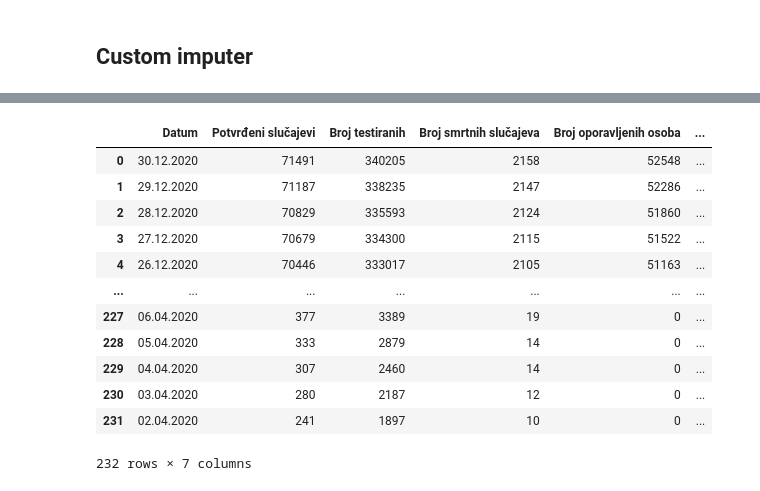
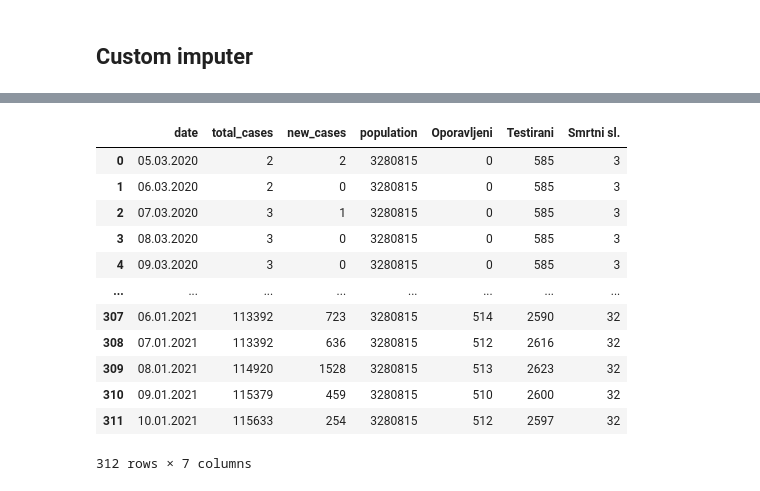
Before and after one commit to WorldWideWest/COVID-19, a Jupyter notebook: notebooks/COVID.ipynb, the cells around one changed output, grey strips where cells are left out. Cells and saved outputs as stored; diff of their text form; code cells hidden in the pictures.

```diff
--- a/notebooks/COVID.ipynb
+++ b/notebooks/COVID.ipynb
@@ -381,18 +309,17 @@ px.line(testingData, x = "date", y = "new_cases", labels = {'x': "Date", 'y': "N
 # %%
-fbihdata = pd.read_excel(os.path.join("../dataSet/rawData", "fbih.xlsx"), engine = "openpyxl")
+data = pd.read_excel(os.path.join("../dataSet/cleanData", "cleanData.xlsx"), engine = "openpyxl")
+data
+# %% [output]
+|  | date | total_cases | new_cases | population | Oporavljeni | Testirani | Smrtni sl. |
+| 0 | 05.03.2020 | 2 | 2 | 3280815 | 0 | 585 | 3 |
+| 1 | 06.03.2020 | 2 | 0 | 3280815 | 0 | 585 | 3 |
+| 2 | 07.03.2020 | 3 | 1 | 3280815 | 0 | 585 | 3 |
+| 3 | 08.03.2020 | 3 | 0 | 3280815 | 0 | 585 | 3 |
+| 4 | 09.03.2020 | 3 | 0 | 3280815 | 0 | 585 | 3 |
+| ... | ... | ... | ... | ... | ... | ... | ... |
+| 307 | 06.01.2021 | 113392 | 723 | 3280815 | 514 | 2590 | 32 |
+| 308 | 07.01.2021 | 113392 | 636 | 3280815 | 512 | 2616 | 32 |
+| 309 | 08.01.2021 | 114920 | 1528 | 3280815 | 513 | 2623 | 32 |
+| 310 | 09.01.2021 | 115379 | 459 | 3280815 | 510 | 2600 | 32 |
+| 311 | 10.01.2021 | 115633 | 254 | 3280815 | 512 | 2597 | 32 |
+312 rows × 7 columns
-# %%
-fbihdata
-# %% [output]
-|  | Datum | Potvrđeni slučajevi | Broj testiranih | Broj smrtnih slučajeva | Broj oporavljenih osoba | ... |
-| 0 | 30.12.2020 | 71491 | 340205 | 2158 | 52548 | ... |
-| 1 | 29.12.2020 | 71187 | 338235 | 2147 | 52286 | ... |
-| 2 | 28.12.2020 | 70829 | 335593 | 2124 | 51860 | ... |
-| 3 | 27.12.2020 | 70679 | 334300 | 2115 | 51522 | ... |
-| 4 | 26.12.2020 | 70446 | 333017 | 2105 | 51163 | ... |
-| ... | ... | ... | ... | ... | ... | ... |
-| 227 | 06.04.2020 | 377 | 3389 | 19 | 0 | ... |
-| 228 | 05.04.2020 | 333 | 2879 | 14 | 0 | ... |
-| 229 | 04.04.2020 | 307 | 2460 | 14 | 0 | ... |
-| 230 | 03.04.2020 | 280 | 2187 | 12 | 0 | ... |
-| 231 | 02.04.2020 | 241 | 1897 | 10 | 0 | ... |
-232 rows × 7 columns
```
Also changed, not shown: parts of 14 cells of this notebook, 13 other files.
